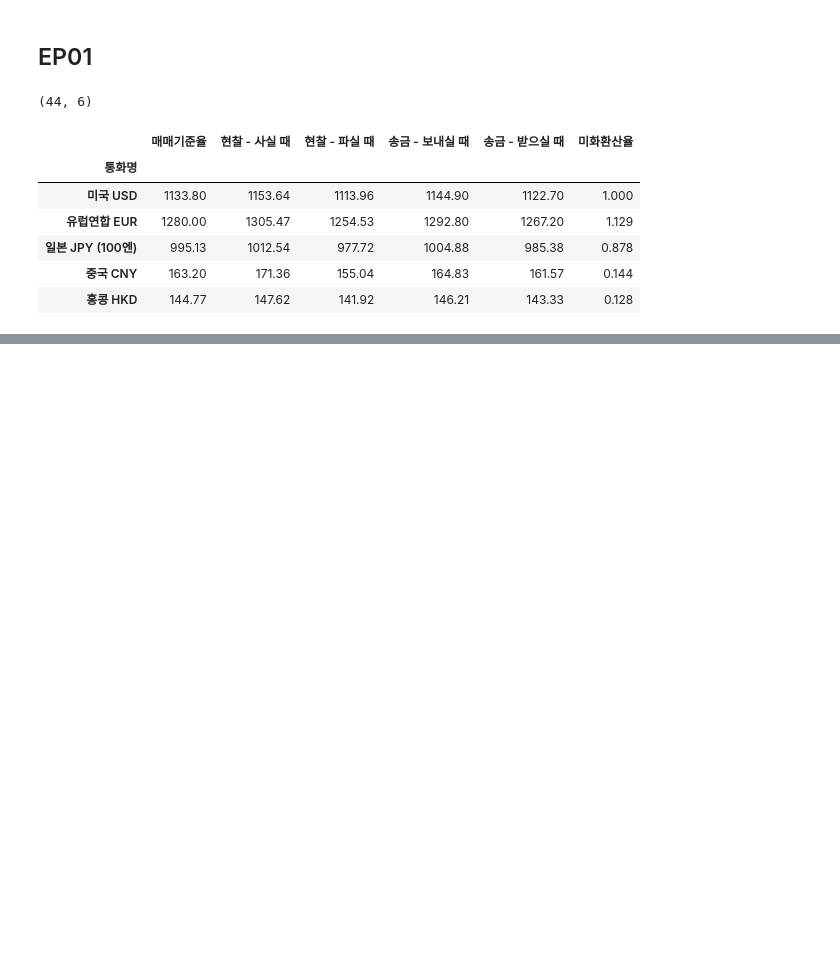
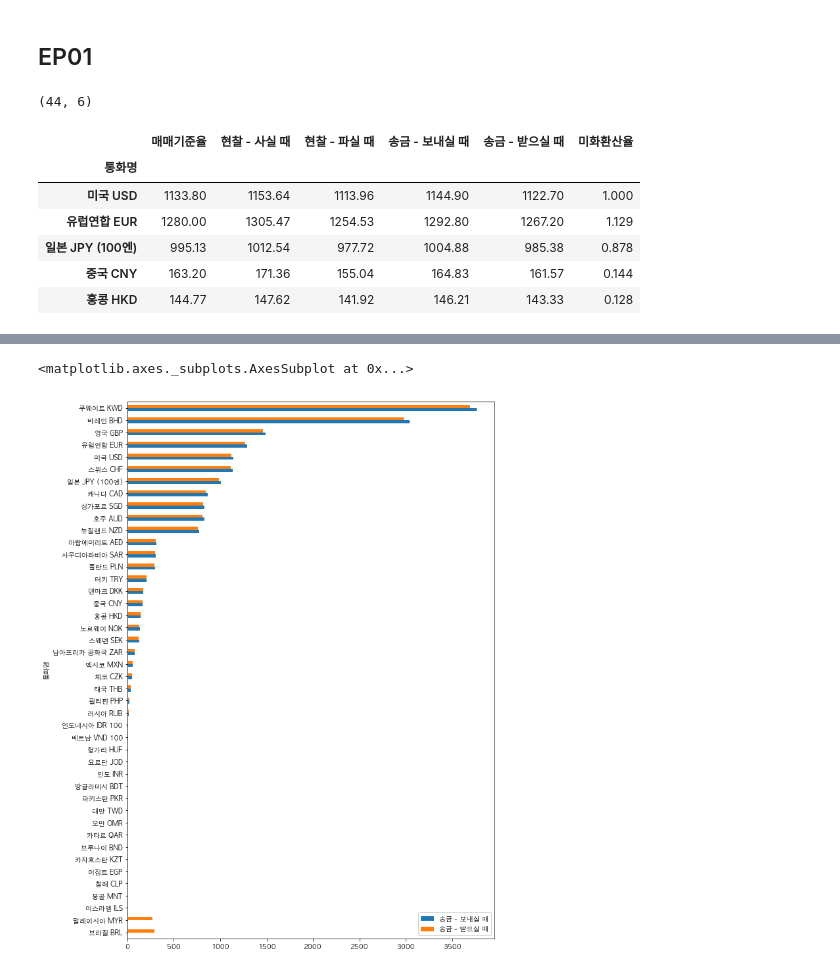
Before and after one commit to CodingSta/demo-lge-201811, a Jupyter notebook: 2일차 - Pandas.ipynb, the cells around one changed output, grey strips where cells are left out. Cells and saved outputs as stored; diff of their text form; code cells hidden in the pictures; blank space fills up the shorter version.

```diff
--- a/2일차 - Pandas.ipynb
+++ b/2일차 - Pandas.ipynb
@@ -53,0 +75,16 @@ df.to_excel('환율-날짜지정.xlsx')  # 엑셀로 저장
+# %%
+# 한글 폰트 설정
+%matplotlib inline
+from matplotlib import rc
+from matplotlib import pyplot as plt
+plt.rcParams['axes.unicode_minus'] = False
+
+rc('font', family='Malgun Gothic')  # Windows 일 경우
+# rc('font', family='AppleGothic')  # Mac 일 경우
+
+df2 = df.sort_values('송금 - 보내실 때', ascending=True) # 지정 빌드 오름차순 정렬
+# 지정 2개 컬럼에 대한 가로형 막대그래프를 10인치*10인치 크기로 그린다.
+df2[['송금 - 보내실 때', '송금 - 받으실 때']].plot(kind='barh', figsize=(10, 15))
+# %% [output]
+<matplotlib.axes._subplots.AxesSubplot at 0x...>
+[figure, added]
```
Also changed, not shown: parts of 1 cell of this notebook.
